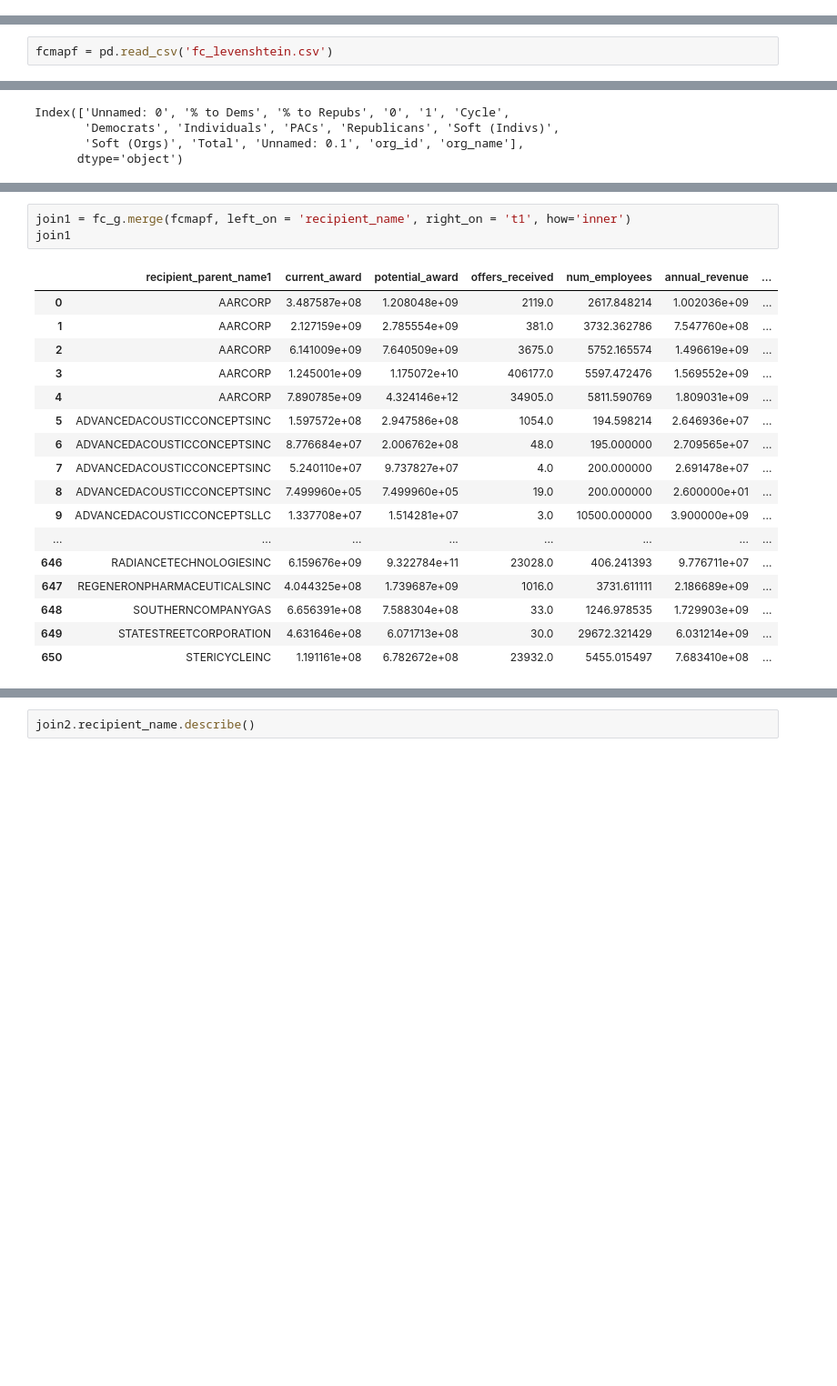
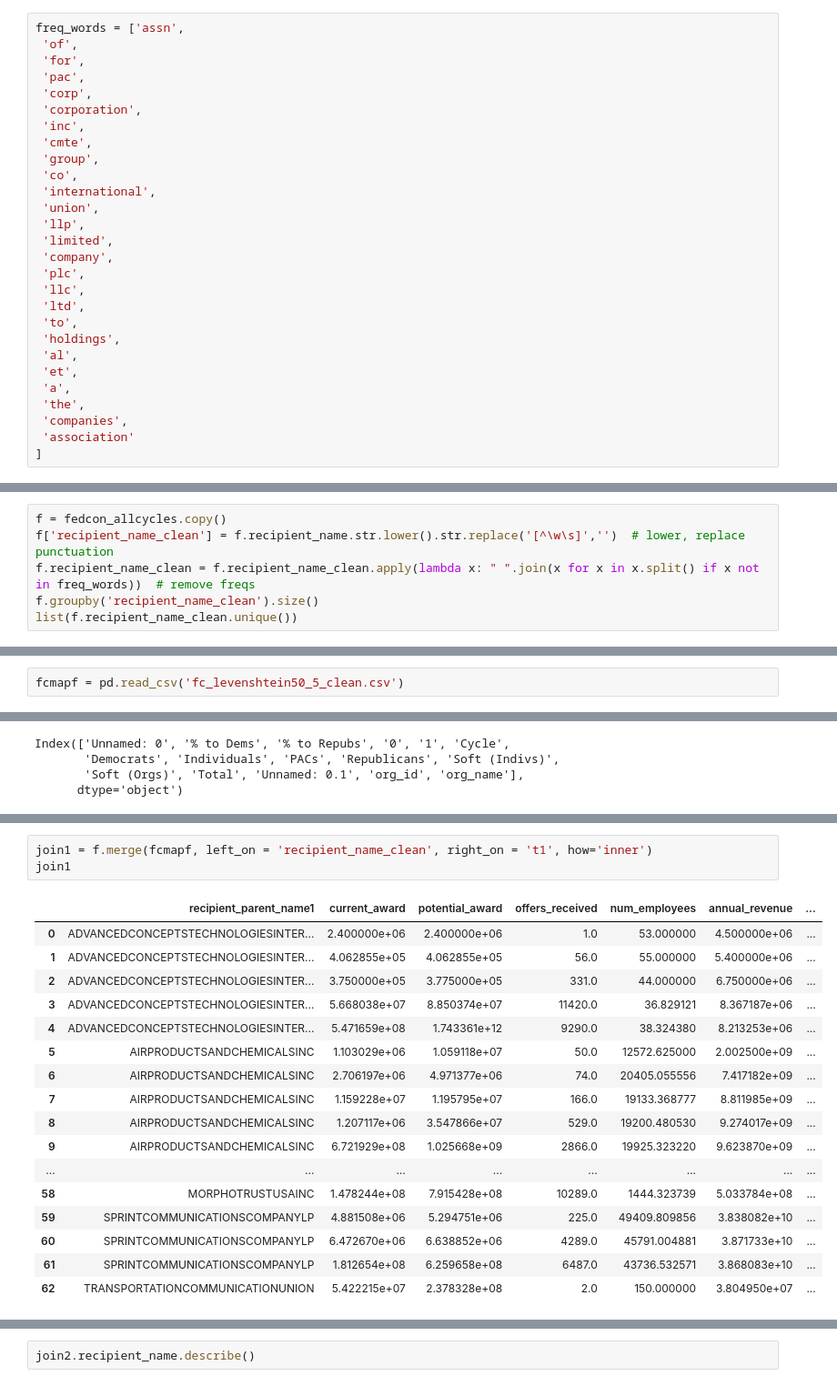
Before and after one commit to yontartu/citizens-united, a Jupyter notebook: append.ipynb, the cells around one changed output, grey strips where cells are left out. Shown at 91% size. Cells and saved outputs as stored; diff of their text form; blank space fills up the shorter version.

```diff
--- a/append.ipynb
+++ b/append.ipynb
@@ -424,3 +424,31 @@ for y in years_list:
 fedcon_allcycles = fedcon_allcycles.reset_index()
 # %%
 fedcon_allcycles.to_csv('fedcon_allcycles.csv', index=False)
+# %%
+freq_words = ['assn',
+ 'of',
+ 'for',
+ 'pac',
+ 'corp',
+ 'corporation',
+ 'inc',
+ 'cmte',
+ 'group',
+ 'co',
+ 'international',
+ 'union',
+ 'llp',
+ 'limited',
+ 'company',
+ 'plc',
+ 'llc',
+ 'ltd',
+ 'to',
+ 'holdings',
+ 'al',
+ 'et',
+ 'a',
+ 'the',
+ 'companies',
+ 'association'
+]
@@ -426,0 +482,6 @@ fedcon_allcycles.to_csv('fedcon_allcycles.csv', index=False)
+# %%
+f = fedcon_allcycles.copy()
+f['recipient_name_clean'] = f.recipient_name.str.lower().str.replace('[^\w\s]','')  # lower, replace punctuation
+f.recipient_name_clean = f.recipient_name_clean.apply(lambda x: " ".join(x for x in x.split() if x not in freq_words))  # remove freqs
+f.groupby('recipient_name_clean').size()
+list(f.recipient_name_clean.unique())
@@ -514,5 +599,5 @@ fcmap1.to_csv('fc_levenshtein1.csv')
 # %%
-fcmapf = pd.read_csv('fc_levenshtein.csv')
+fcmapf = pd.read_csv('fc_levenshtein50_5_clean.csv')
 # %%
 fcmapf
 # %% [output]
@@ -546,21 +633,21 @@ join = fc_g.merge(orgs_w_pacs, left_on = ['recipient_name','year'], right_on = [
 # %%
-join1 = fc_g.merge(fcmapf, left_on = 'recipient_name', right_on = 't1', how='inner')
+join1 = f.merge(fcmapf, left_on = 'recipient_name_clean', right_on = 't1', how='inner')
 join1
 # %% [output]
 |  | recipient_parent_name1 | current_award | potential_award | offers_received | num_employees | annual_revenue | ... |
-| 0 | AARCORP | 3.487587e+08 | 1.208048e+09 | 2119.0 | 2617.848214 | 1.002036e+09 | ... |
-| 1 | AARCORP | 2.127159e+09 | 2.785554e+09 | 381.0 | 3732.362786 | 7.547760e+08 | ... |
-| 2 | AARCORP | 6.141009e+09 | 7.640509e+09 | 3675.0 | 5752.165574 | 1.496619e+09 | ... |
-| 3 | AARCORP | 1.245001e+09 | 1.175072e+10 | 406177.0 | 5597.472476 | 1.569552e+09 | ... |
-| 4 | AARCORP | 7.890785e+09 | 4.324146e+12 | 34905.0 | 5811.590769 | 1.809031e+09 | ... |
-| 5 | ADVANCEDACOUSTICCONCEPTSINC | 1.597572e+08 | 2.947586e+08 | 1054.0 | 194.598214 | 2.646936e+07 | ... |
-| 6 | ADVANCEDACOUSTICCONCEPTSINC | 8.776684e+07 | 2.006762e+08 | 48.0 | 195.000000 | 2.709565e+07 | ... |
-| 7 | ADVANCEDACOUSTICCONCEPTSINC | 5.240110e+07 | 9.737827e+07 | 4.0 | 200.000000 | 2.691478e+07 | ... |
-| 8 | ADVANCEDACOUSTICCONCEPTSINC | 7.499960e+05 | 7.499960e+05 | 19.0 | 200.000000 | 2.600000e+01 | ... |
-| 9 | ADVANCEDACOUSTICCONCEPTSLLC | 1.337708e+07 | 1.514281e+07 | 3.0 | 10500.000000 | 3.900000e+09 | ... |
+| 0 | ADVANCEDCONCEPTSTECHNOLOGIESINTER... | 2.400000e+06 | 2.400000e+06 | 1.0 | 53.000000 | 4.500000e+06 | ... |
+| 1 | ADVANCEDCONCEPTSTECHNOLOGIESINTER... | 4.062855e+05 | 4.062855e+05 | 56.0 | 55.000000 | 5.400000e+06 | ... |
+| 2 | ADVANCEDCONCEPTSTECHNOLOGIESINTER... | 3.750000e+05 | 3.775000e+05 | 331.0 | 44.000000 | 6.750000e+06 | ... |
+| 3 | ADVANCEDCONCEPTSTECHNOLOGIESINTER... | 5.668038e+07 | 8.850374e+07 | 11420.0 | 36.829121 | 8.367187e+06 | ... |
+| 4 | ADVANCEDCONCEPTSTECHNOLOGIESINTER... | 5.471659e+08 | 1.743361e+12 | 9290.0 | 38.324380 | 8.213253e+06 | ... |
+| 5 | AIRPRODUCTSANDCHEMICALSINC | 1.103029e+06 | 1.059118e+07 | 50.0 | 12572.625000 | 2.002500e+09 | ... |
+| 6 | AIRPRODUCTSANDCHEMICALSINC | 2.706197e+06 | 4.971377e+06 | 74.0 | 20405.055556 | 7.417182e+09 | ... |
+| 7 | AIRPRODUCTSANDCHEMICALSINC | 1.159228e+07 | 1.195795e+07 | 166.0 | 19133.368777 | 8.811985e+09 | ... |
+| 8 | AIRPRODUCTSANDCHEMICALSINC | 1.207117e+06 | 3.547866e+07 | 529.0 | 19200.480530 | 9.274017e+09 | ... |
+| 9 | AIRPRODUCTSANDCHEMICALSINC | 6.721929e+08 | 1.025668e+09 | 2866.0 | 19925.323220 | 9.623870e+09 | ... |
 | ... | ... | ... | ... | ... | ... | ... | ... |
-| 646 | RADIANCETECHNOLOGIESINC | 6.159676e+09 | 9.322784e+11 | 23028.0 | 406.241393 | 9.776711e+07 | ... |
-| 647 | REGENERONPHARMACEUTICALSINC | 4.044325e+08 | 1.739687e+09 | 1016.0 | 3731.611111 | 2.186689e+09 | ... |
-| 648 | SOUTHERNCOMPANYGAS | 6.656391e+08 | 7.588304e+08 | 33.0 | 1246.978535 | 1.729903e+09 | ... |
-| 649 | STATESTREETCORPORATION | 4.631646e+08 | 6.071713e+08 | 30.0 | 29672.321429 | 6.031214e+09 | ... |
-| 650 | STERICYCLEINC | 1.191161e+08 | 6.782672e+08 | 23932.0 | 5455.015497 | 7.683410e+08 | ... |
+| 58 | MORPHOTRUSTUSAINC | 1.478244e+08 | 7.915428e+08 | 10289.0 | 1444.323739 | 5.033784e+08 | ... |
+| 59 | SPRINTCOMMUNICATIONSCOMPANYLP | 4.881508e+06 | 5.294751e+06 | 225.0 | 49409.809856 | 3.838082e+10 | ... |
+| 60 | SPRINTCOMMUNICATIONSCOMPANYLP | 6.472670e+06 | 6.638852e+06 | 4289.0 | 45791.004881 | 3.871733e+10 | ... |
+| 61 | SPRINTCOMMUNICATIONSCOMPANYLP | 1.812654e+08 | 6.259658e+08 | 6487.0 | 43736.532571 | 3.868083e+10 | ... |
+| 62 | TRANSPORTATIONCOMMUNICATIONUNION | 5.422215e+07 | 2.378328e+08 | 2.0 | 150.000000 | 3.804950e+07 | ... |
```
Also changed, not shown: parts of 61 cells of this notebook, 11 other files.
